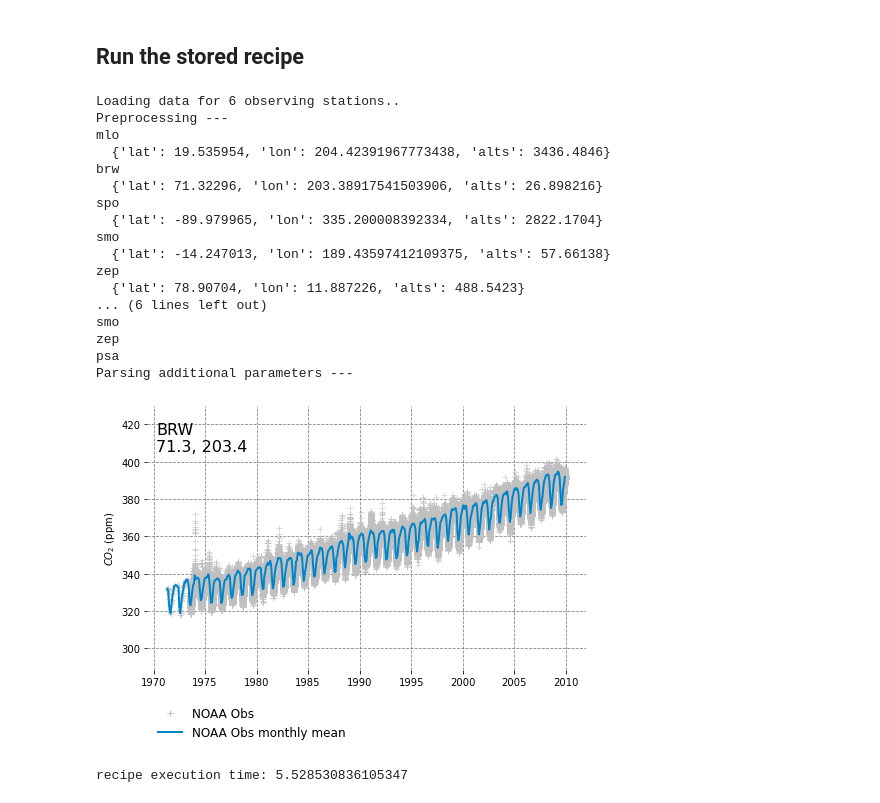
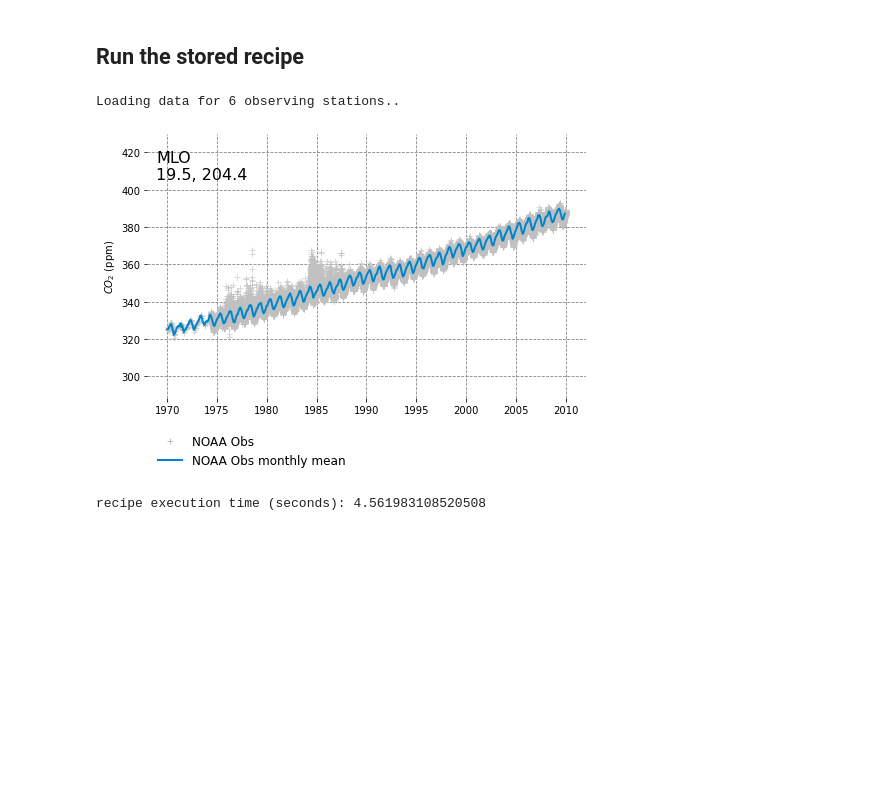
Before and after one commit to E3SM-Project/gdess, a Jupyter notebook: notebooks/demo/obspack_plotting.ipynb, the cells around one changed output. Cells and saved outputs as stored; diff of their text form; code cells hidden in the pictures; blank space fills up the shorter version.

```diff
--- a/notebooks/demo/obspack_plotting.ipynb
+++ b/notebooks/demo/obspack_plotting.ipynb
@@ -9,28 +13,11 @@ import co2_diag.dataset_operations as co2ops
 # %%
 datadir  = '/Users/kauf418/projects/e3sm_co2_transport_evaluation/2_ExperimentFolder/raw_data/noaa-obspack/obspack_co2_1_GLOBALVIEWplus_v6.0_2020-09-11/data/nc/'
 # %%
-param_kw={'stationshortname':'brw',
+param_kw={'stationshortname':'mlo',
           'start_yr': "1970",
           'end_yr': "2010"}
-obspack_obj = co2ops.obspack.Collection.run_recipe_for_timeseries(datadir=datadir, param_kw=param_kw,
-                                                                  verbose='INFO')
+obspack_collection = co2ops.obspack.Collection.run_recipe_for_timeseries(datadir=datadir, param_kw=param_kw, verbose='INFO')
 # %% [output]
 Loading data for 6 observing stations..
-Preprocessing ---
-mlo
-  {'lat': 19.535954, 'lon': 204.42391967773438, 'alts': 3436.4846}
-brw
-  {'lat': 71.32296, 'lon': 203.38917541503906, 'alts': 26.898216}
-spo
-  {'lat': -89.979965, 'lon': 335.200008392334, 'alts': 2822.1704}
-smo
-  {'lat': -14.247013, 'lon': 189.43597412109375, 'alts': 57.66138}
-zep
-  {'lat': 78.90704, 'lon': 11.887226, 'alts': 488.5423}
-... (6 lines left out)
-smo
-zep
-psa
-Parsing additional parameters ---
-[figure, old version]
+[figure, new version]
-recipe execution time: 5.528530836105347
+recipe execution time (seconds): 4.561983108520508
```
Also changed, not shown: parts of 1 cell of this notebook.
